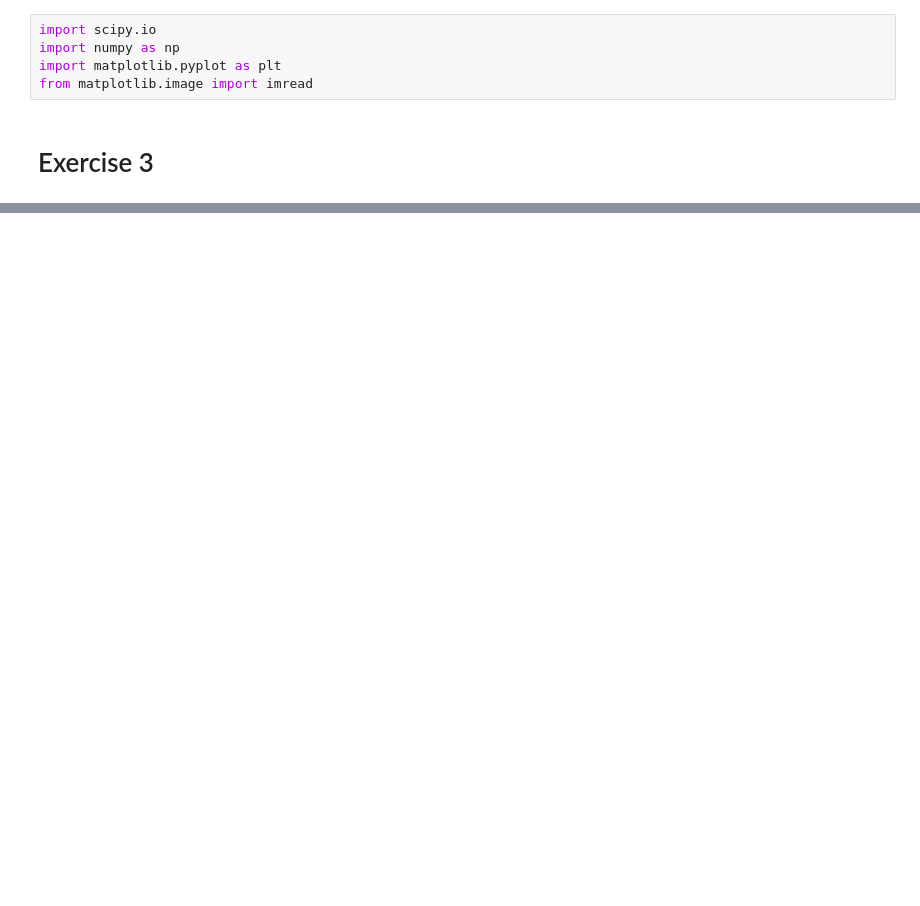
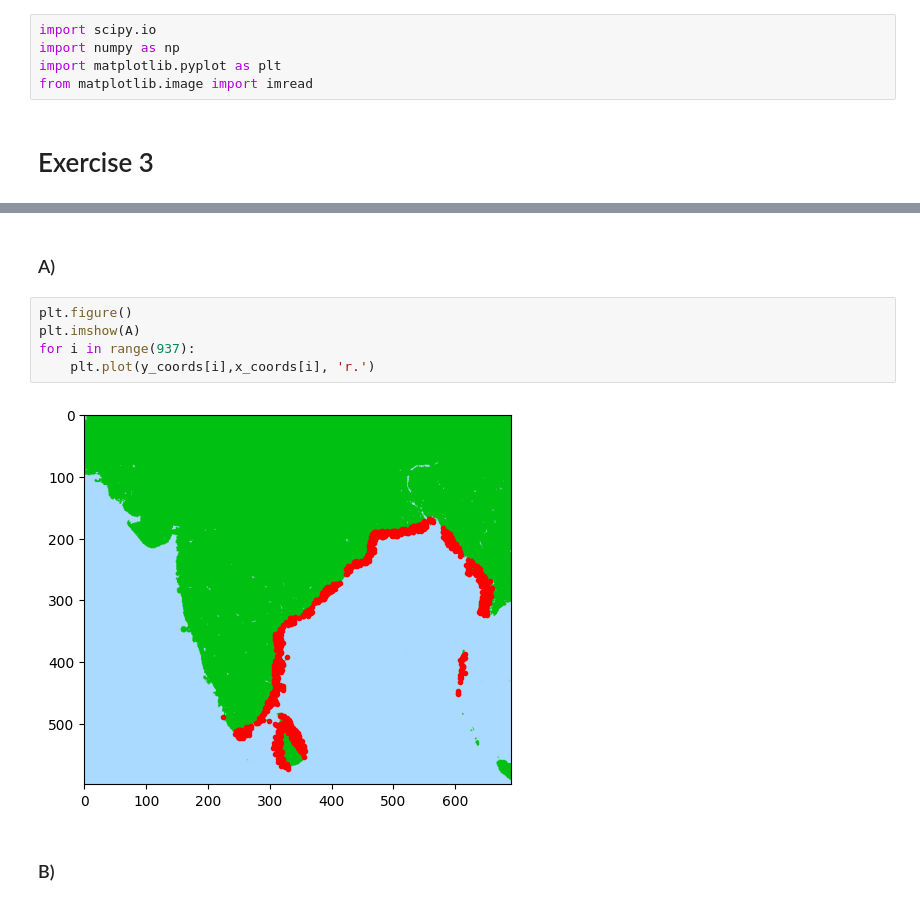
Before and after one commit to dahnlund/SF2526-Lab2, a Jupyter notebook: ex3.ipynb, the cells around one changed output, grey strips where cells are left out. Drawn from its saved outputs; the diff is of its cells as text; blank space fills up the shorter version.

```diff
--- a/ex3.ipynb
+++ b/ex3.ipynb
@@ -28,0 +32,11 @@ plt.plot(tv, timeseries[jv[0],:], '-', tv,timeseries[jv[1],:], '--',tv,timeserie
+# %% [markdown]
+### A)
+# %%
+plt.figure()
+plt.imshow(A)
+for i in range(937):
+    plt.plot(y_coords[i],x_coords[i], 'r.')
+# %% [output]
+[figure, added]
+# %% [markdown]
+### B)
```
Also changed, not shown: parts of 2 cells of this notebook.
